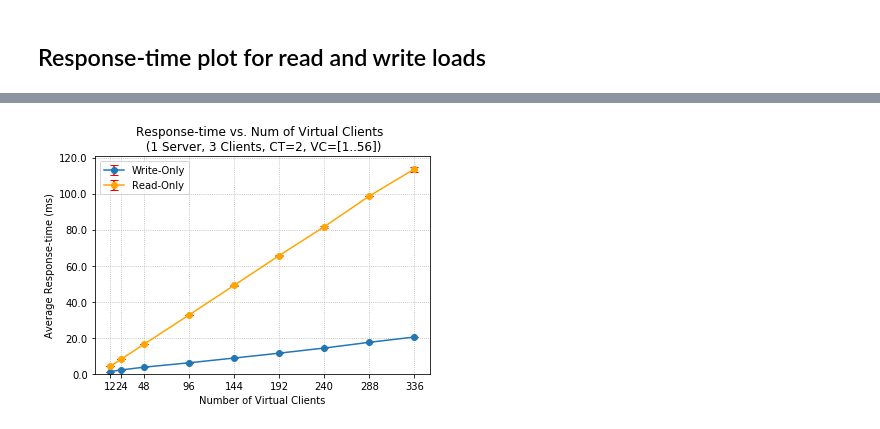
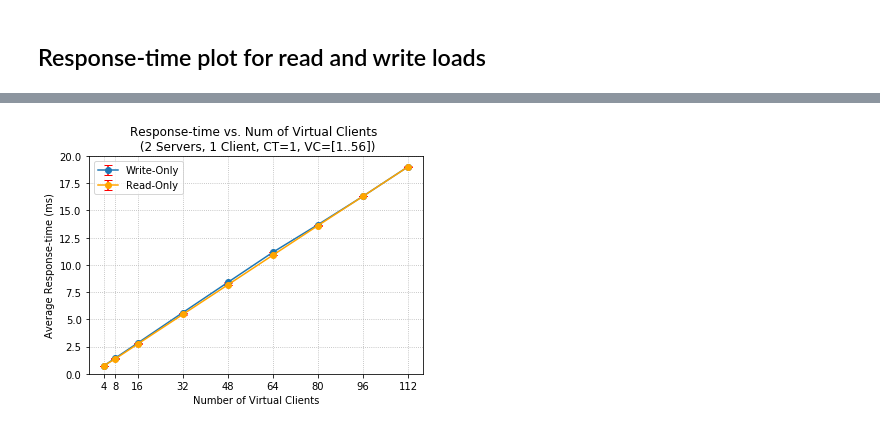
Before and after one commit to florianmorath/ASL_project, a Jupyter notebook: scripts/1_BaselineWithoutMW/plot_mem-logs_two_servers.ipynb, the cells around one changed output, grey strips where cells are left out. Cells and saved outputs as stored; diff of their text form; code cells hidden in the pictures.

```diff
--- a/scripts/1_BaselineWithoutMW/plot_mem-logs_two_servers.ipynb
+++ b/scripts/1_BaselineWithoutMW/plot_mem-logs_two_servers.ipynb
@@ -9,7 +9,7 @@ import pandas as pd
 # %% [markdown]
 ## Adjust date of processed csv files
 # %%
-date = '2018-10-21_20h12'
+date = '2018-10-23_14h07'
 base_path = '/Users/florianmorath/Desktop/ASL_project/scripts/1_BaselineWithoutMW/processed_data/two_servers/' + date + '/'
 # %% [markdown]
 ## Throughput plot for read and write loads
@@ -88,30 +88,30 @@ df_r
 # %%
 f = plt.figure()
-plt.title("Response-time vs. Num of Virtual Clients \n (2 Server, 1 Client, CT=1, VC=[1..56])")
+plt.title("Response-time vs. Num of Virtual Clients \n (2 Servers, 1 Client, CT=1, VC=[1..56])")
 
 vcs = df_r['client']
 
 # write-only
 tps = df_r['write_rt_mean']
 std = df_r['write_rt_std']
 plt.errorbar(x = vcs, y = tps, yerr = std, label = "Write-Only", capsize = 4, ecolor='r', marker='o')
 
 # read-only
 tps = df_r['read_rt_mean']
 std = df_r['read_rt_std']
 plt.errorbar(x = vcs, y = tps, yerr = std, label = "Read-Only", capsize = 4, ecolor='r', marker='o', color='orange')
 
 plt.grid(linestyle = "dotted")
 plt.ylabel("Average Response-time (ms)")
 plt.xlabel("Number of Virtual Clients")
 plt.xticks([0] + np.array(vcs))
 plt.ylim(bottom=0)
 plt.legend()
 
 ax = plt.gca()
 ax.yaxis.set_major_formatter(tick.FuncFormatter(y_fmt))
 
 plt.show()
 f.savefig("/Users/florianmorath/Desktop/ASL_project/scripts/1_BaselineWithoutMW/processed_data/two_servers/"+date+"/two_servers_mem_rt.png", dpi = 150)
 # %% [output]
-[figure, old version]
+[figure, new version]
```
Also changed, not shown: parts of 3 cells of this notebook, 35 other files.
